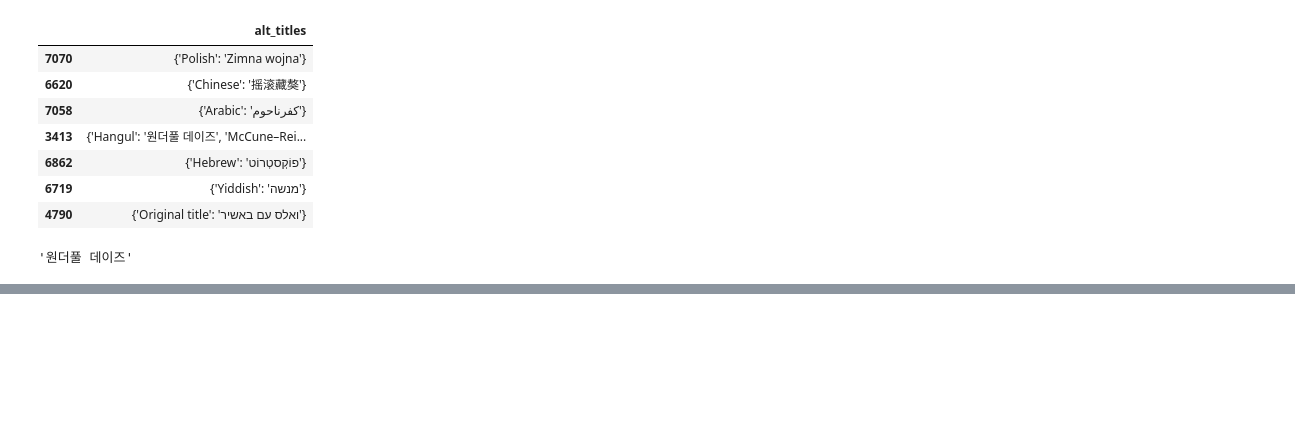
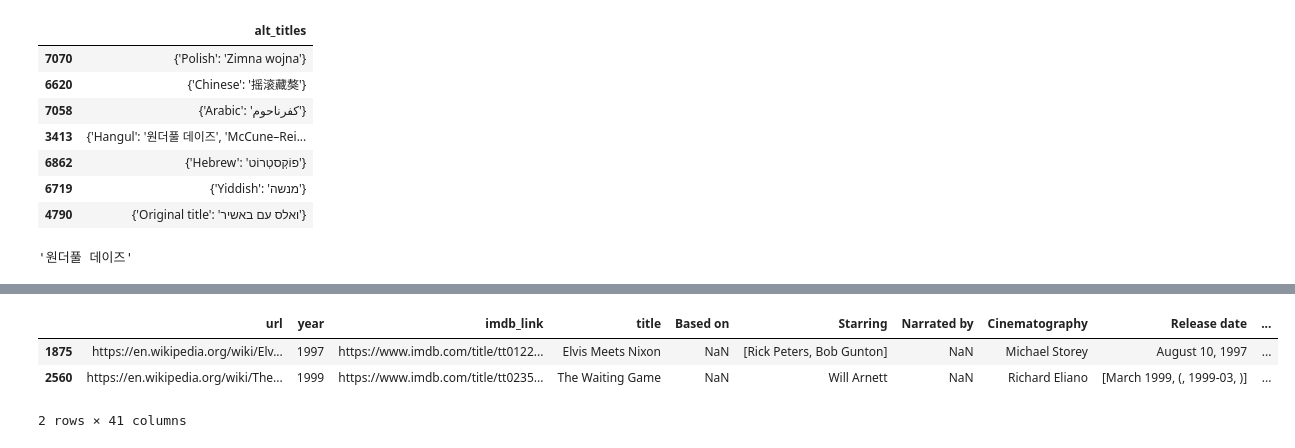
Before and after one commit to DonnieData/Movies-ETL, a Jupyter notebook: Movies_ETL.ipynb, the cells around one changed output, grey strips where cells are left out. Drawn from its saved outputs; the diff is of its cells as text; code cells hidden in the pictures; blank space fills up the shorter version.

```diff
--- a/Movies_ETL.ipynb
+++ b/Movies_ETL.ipynb
@@ -266,0 +336,7 @@ wiki_movies_df.iloc[3413]['alt_titles']['Hangul']
+# %%
+wiki_movies_df.sample(2)
+# %% [output]
+|  | url | year | imdb_link | title | Based on | Starring | Narrated by | Cinematography | Release date | ... |
+| 1875 | https://en.wikipedia.org/wiki/Elv... | 1997 | https://www.imdb.com/title/tt0122... | Elvis Meets Nixon | NaN | [Rick Peters, Bob Gunton] | NaN | Michael Storey | August 10, 1997 | ... |
+| 2560 | https://en.wikipedia.org/wiki/The... | 1999 | https://www.imdb.com/title/tt0235... | The Waiting Game | NaN | Will Arnett | NaN | Richard Eliano | [March 1999, (, 1999-03, )] | ... |
+2 rows × 41 columns
```
Also changed, not shown: parts of 15 cells of this notebook.
